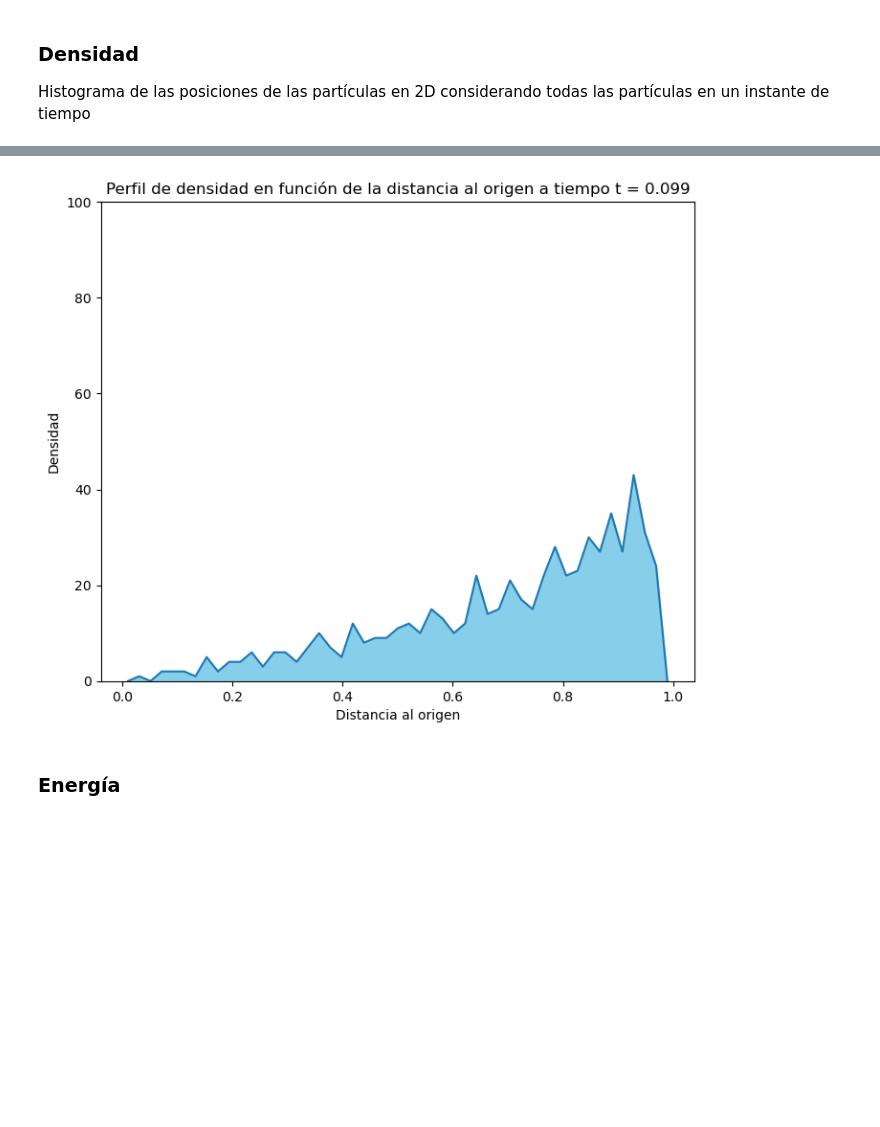
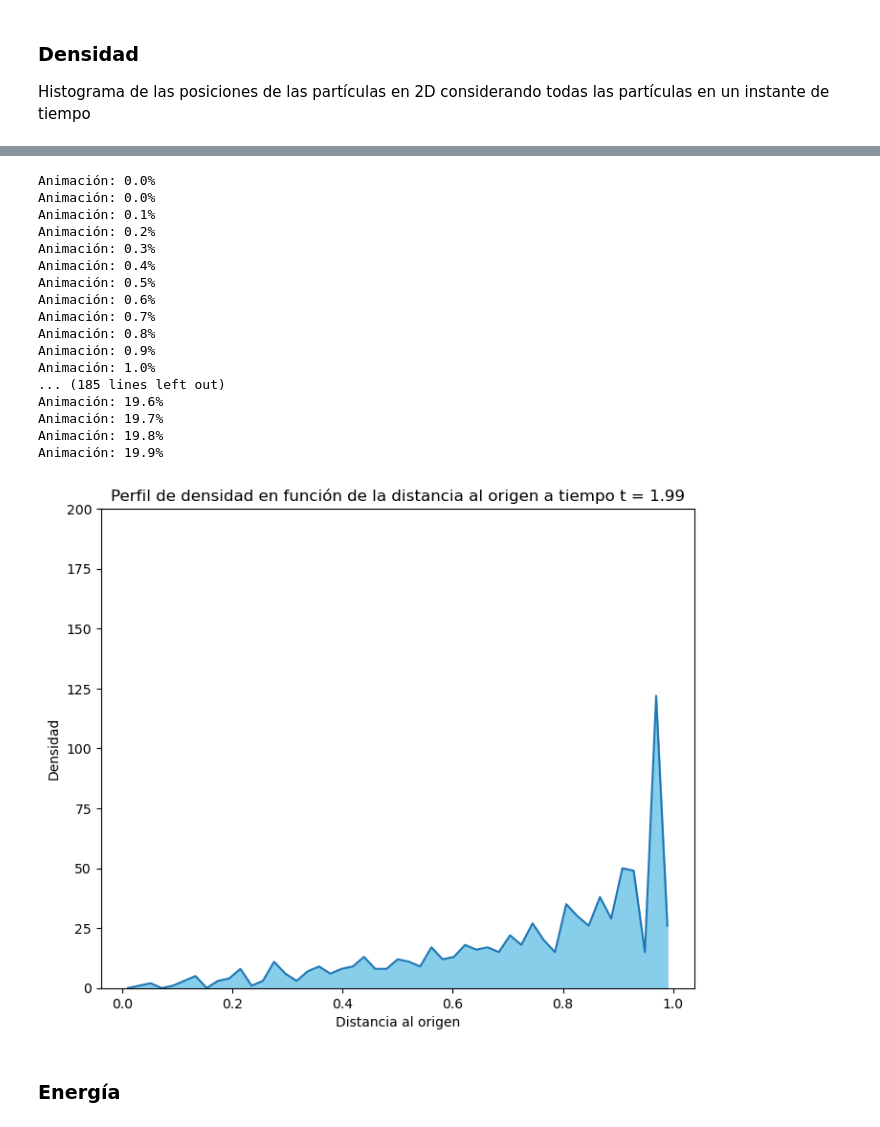
Before and after one commit to Lupama2/Maestria-Bunkin-equlibrio-en-avalancha, a Jupyter notebook: graficos_evolucion.ipynb, the cells around one changed output, grey strips where cells are left out. Saved outputs shown, nothing was run; the diff lists cells and outputs as text; code cells hidden in the pictures; blank space fills up the shorter version.

```diff
--- a/graficos_evolucion.ipynb
+++ b/graficos_evolucion.ipynb
@@ -239,6 +239,7 @@ xgrid, ygrid = np.meshgrid(xedges, yedges)
 # Agrego círculo de radio R0
 ax.plot(R0*np.cos(np.linspace(0,2*np.pi,100)),R0*np.sin(np.linspace(0,2*np.pi,100)),"--",label="Paredes")
 pcm = ax.pcolormesh(xgrid, ygrid, hist.T)
+pcm.set_clim(vmin=0, vmax=5)
 ax.set_title(f"Densidad a tiempo t = {round(dt*0,n_round)}")
 ax.set_xlabel("x")
 ax.set_ylabel("y")
@@ -258,10 +259,12 @@ def update(t_index):
     ax.set_xlabel("x")
     ax.set_ylabel("y")
     # Actualizar límites de la barra de color
-    pcm.set_clim(vmin=np.min(hist), vmax=np.max(hist))
-    cbar.update_normal(pcm)
 
-ani = FuncAnimation(fig, update, frames=np.arange(1, len(rx_vec)), interval=200)
+    # cbar.update_normal(pcm)
+    #Imprimo porcentaje de animación
+    print(f"Animación: {round(t_index/len(rx_vec[:,0])*100,2)}%")
+
+ani = FuncAnimation(fig, update, frames=np.arange(1, len(rx_vec)//5, 10), interval=50)
 ani.save('animacion.mp4', writer='ffmpeg')
 
 plt.show()
@@ -299,37 +319,56 @@ from matplotlib.animation import FuncAnimation
 n_round = 3
 
 #Defino el límite superior del gráfico
-y_sup = 100
+y_sup = 200
 
 # Defino el binning
 bins = np.linspace(0,R0,50)
 
 fig, ax = plt.subplots(figsize=(8,6.5))
 
 def update(t_index):
     ax.clear()
     distancias = np.sqrt(rx_vec[t_index,:]**2 + ry_vec[t_index,:]**2)
     # Defino el histograma
     hist, xedges = np.histogram(distancias, bins=bins)
     # Elimino los datos del origen
     hist[0] = 0
     # Defino el grid
     xgrid = xedges[:-1] + (xedges[1] - xedges[0])/2
     # Grafico
     ax.plot(xgrid, hist)
     #Pinto debajo del gráfico
     ax.fill_between(xgrid, hist, color="skyblue")
     ax.set_title(f"Perfil de densidad en función de la distancia al origen a tiempo t = {round(t_index*dt,n_round)}")
     ax.set_xlabel("Distancia al origen")
     ax.set_ylabel("Densidad")
     ax.set_ylim(0,y_sup)
+    #Imprimo porcentaje de animación
+    print(f"Animación: {round(t_index/len(rx_vec[:,0])*100,2)}%")
 
-ani = FuncAnimation(fig, update, frames=np.arange(0, len(rx_vec)), interval=200)
+ani = FuncAnimation(fig, update, frames=np.arange(0, len(rx_vec)//5, 10), interval=50)
 ani.save('animacion_perfil_densidad.mp4', writer='ffmpeg')
 
 plt.show()
 # %% [output]
+Animación: 0.0%
+Animación: 0.0%
+Animación: 0.1%
+Animación: 0.2%
+Animación: 0.3%
+Animación: 0.4%
+Animación: 0.5%
+Animación: 0.6%
+Animación: 0.7%
+Animación: 0.8%
+Animación: 0.9%
+Animación: 1.0%
+... (185 lines left out)
+Animación: 19.6%
+Animación: 19.7%
+Animación: 19.8%
+Animación: 19.9%
-[figure, old version]
+[figure, new version]
 # %% [markdown]
 ### Energía
 # %%
```
Also changed, not shown: parts of 9 cells of this notebook, 3 other files.
